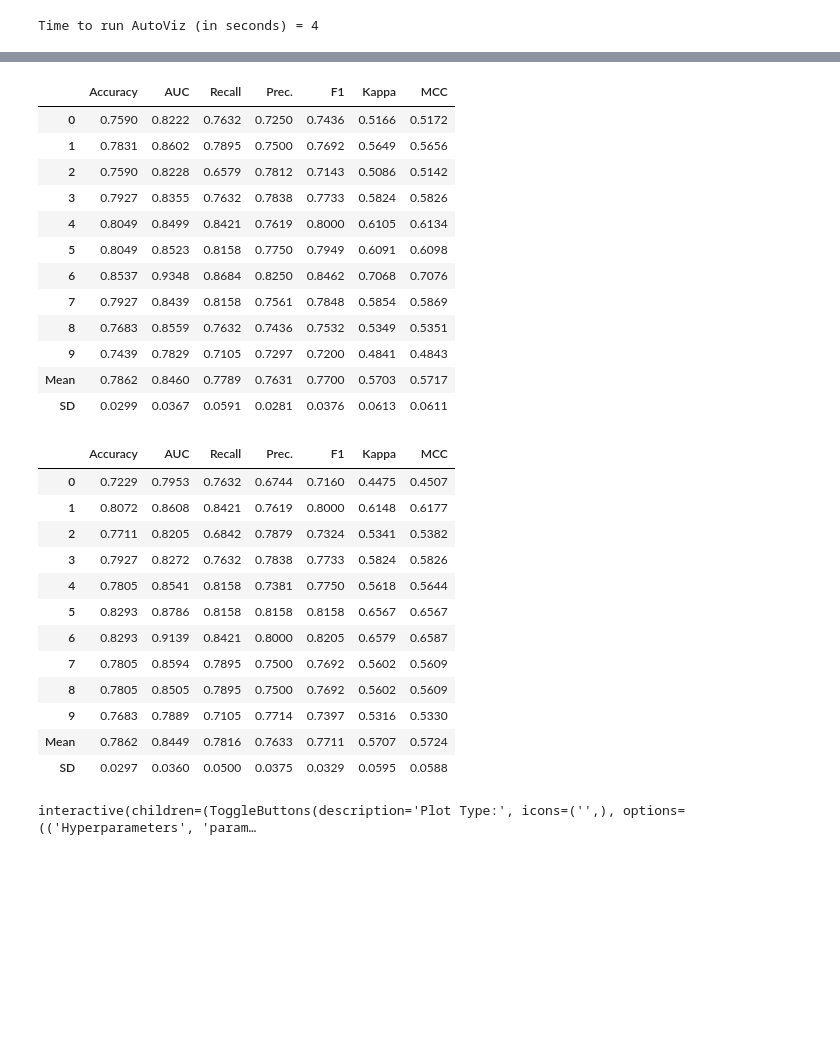
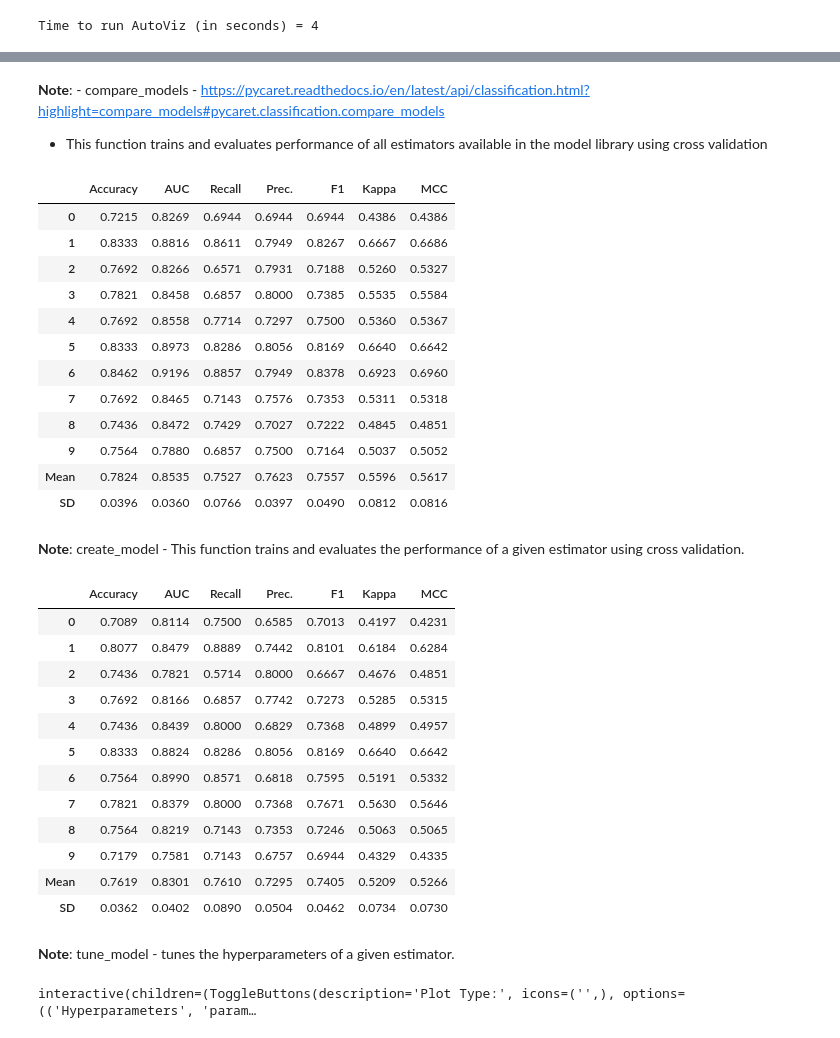
Before and after one commit to phdwight/machinelearning_experiments, a Jupyter notebook: Wine Quality ML Experiment - Binary Classification.ipynb, the cells around one changed output, grey strips where cells are left out. Saved outputs shown, nothing was run; the diff lists cells and outputs as text; code cells hidden in the pictures; blank space fills up the shorter version.

```diff
--- a/Wine Quality ML Experiment - Binary Classification.ipynb
+++ b/Wine Quality ML Experiment - Binary Classification.ipynb
@@ -210,33 +232,40 @@ compare_models()
+# %% [markdown]
+**Note**: - compare_models - https://pycaret.readthedocs.io/en/latest/api/classification.html?highlight=compare_models#pycaret.classification.compare_models
+- This function trains and evaluates performance of all estimators available in the model library using cross validation
 # %%
-catboost = create_model("catboost")
+rf = create_model("rf")
 # %% [output]
 |  | Accuracy | AUC | Recall | Prec. | F1 | Kappa | MCC |
-| 0 | 0.7590 | 0.8222 | 0.7632 | 0.7250 | 0.7436 | 0.5166 | 0.5172 |
-| 1 | 0.7831 | 0.8602 | 0.7895 | 0.7500 | 0.7692 | 0.5649 | 0.5656 |
-| 2 | 0.7590 | 0.8228 | 0.6579 | 0.7812 | 0.7143 | 0.5086 | 0.5142 |
-| 3 | 0.7927 | 0.8355 | 0.7632 | 0.7838 | 0.7733 | 0.5824 | 0.5826 |
-| 4 | 0.8049 | 0.8499 | 0.8421 | 0.7619 | 0.8000 | 0.6105 | 0.6134 |
-| 5 | 0.8049 | 0.8523 | 0.8158 | 0.7750 | 0.7949 | 0.6091 | 0.6098 |
-| 6 | 0.8537 | 0.9348 | 0.8684 | 0.8250 | 0.8462 | 0.7068 | 0.7076 |
-| 7 | 0.7927 | 0.8439 | 0.8158 | 0.7561 | 0.7848 | 0.5854 | 0.5869 |
-| 8 | 0.7683 | 0.8559 | 0.7632 | 0.7436 | 0.7532 | 0.5349 | 0.5351 |
-| 9 | 0.7439 | 0.7829 | 0.7105 | 0.7297 | 0.7200 | 0.4841 | 0.4843 |
-| Mean | 0.7862 | 0.8460 | 0.7789 | 0.7631 | 0.7700 | 0.5703 | 0.5717 |
-| SD | 0.0299 | 0.0367 | 0.0591 | 0.0281 | 0.0376 | 0.0613 | 0.0611 |
+| 0 | 0.7215 | 0.8269 | 0.6944 | 0.6944 | 0.6944 | 0.4386 | 0.4386 |
+| 1 | 0.8333 | 0.8816 | 0.8611 | 0.7949 | 0.8267 | 0.6667 | 0.6686 |
+| 2 | 0.7692 | 0.8266 | 0.6571 | 0.7931 | 0.7188 | 0.5260 | 0.5327 |
+| 3 | 0.7821 | 0.8458 | 0.6857 | 0.8000 | 0.7385 | 0.5535 | 0.5584 |
+| 4 | 0.7692 | 0.8558 | 0.7714 | 0.7297 | 0.7500 | 0.5360 | 0.5367 |
+| 5 | 0.8333 | 0.8973 | 0.8286 | 0.8056 | 0.8169 | 0.6640 | 0.6642 |
+| 6 | 0.8462 | 0.9196 | 0.8857 | 0.7949 | 0.8378 | 0.6923 | 0.6960 |
+| 7 | 0.7692 | 0.8465 | 0.7143 | 0.7576 | 0.7353 | 0.5311 | 0.5318 |
+| 8 | 0.7436 | 0.8472 | 0.7429 | 0.7027 | 0.7222 | 0.4845 | 0.4851 |
+| 9 | 0.7564 | 0.7880 | 0.6857 | 0.7500 | 0.7164 | 0.5037 | 0.5052 |
+| Mean | 0.7824 | 0.8535 | 0.7527 | 0.7623 | 0.7557 | 0.5596 | 0.5617 |
+| SD | 0.0396 | 0.0360 | 0.0766 | 0.0397 | 0.0490 | 0.0812 | 0.0816 |
+# %% [markdown]
+**Note**: create_model - This function trains and evaluates the performance of a given estimator using cross validation.
 # %%
-tuned_catboost = tune_model(catboost)
+tuned_rf = tune_model(rf)
 # %% [output]
 |  | Accuracy | AUC | Recall | Prec. | F1 | Kappa | MCC |
-| 0 | 0.7229 | 0.7953 | 0.7632 | 0.6744 | 0.7160 | 0.4475 | 0.4507 |
-| 1 | 0.8072 | 0.8608 | 0.8421 | 0.7619 | 0.8000 | 0.6148 | 0.6177 |
-| 2 | 0.7711 | 0.8205 | 0.6842 | 0.7879 | 0.7324 | 0.5341 | 0.5382 |
-| 3 | 0.7927 | 0.8272 | 0.7632 | 0.7838 | 0.7733 | 0.5824 | 0.5826 |
-| 4 | 0.7805 | 0.8541 | 0.8158 | 0.7381 | 0.7750 | 0.5618 | 0.5644 |
-| 5 | 0.8293 | 0.8786 | 0.8158 | 0.8158 | 0.8158 | 0.6567 | 0.6567 |
-| 6 | 0.8293 | 0.9139 | 0.8421 | 0.8000 | 0.8205 | 0.6579 | 0.6587 |
-| 7 | 0.7805 | 0.8594 | 0.7895 | 0.7500 | 0.7692 | 0.5602 | 0.5609 |
-| 8 | 0.7805 | 0.8505 | 0.7895 | 0.7500 | 0.7692 | 0.5602 | 0.5609 |
-| 9 | 0.7683 | 0.7889 | 0.7105 | 0.7714 | 0.7397 | 0.5316 | 0.5330 |
-| Mean | 0.7862 | 0.8449 | 0.7816 | 0.7633 | 0.7711 | 0.5707 | 0.5724 |
-| SD | 0.0297 | 0.0360 | 0.0500 | 0.0375 | 0.0329 | 0.0595 | 0.0588 |
+| 0 | 0.7089 | 0.8114 | 0.7500 | 0.6585 | 0.7013 | 0.4197 | 0.4231 |
+| 1 | 0.8077 | 0.8479 | 0.8889 | 0.7442 | 0.8101 | 0.6184 | 0.6284 |
+| 2 | 0.7436 | 0.7821 | 0.5714 | 0.8000 | 0.6667 | 0.4676 | 0.4851 |
+| 3 | 0.7692 | 0.8166 | 0.6857 | 0.7742 | 0.7273 | 0.5285 | 0.5315 |
+| 4 | 0.7436 | 0.8439 | 0.8000 | 0.6829 | 0.7368 | 0.4899 | 0.4957 |
+| 5 | 0.8333 | 0.8824 | 0.8286 | 0.8056 | 0.8169 | 0.6640 | 0.6642 |
+| 6 | 0.7564 | 0.8990 | 0.8571 | 0.6818 | 0.7595 | 0.5191 | 0.5332 |
+| 7 | 0.7821 | 0.8379 | 0.8000 | 0.7368 | 0.7671 | 0.5630 | 0.5646 |
+| 8 | 0.7564 | 0.8219 | 0.7143 | 0.7353 | 0.7246 | 0.5063 | 0.5065 |
+| 9 | 0.7179 | 0.7581 | 0.7143 | 0.6757 | 0.6944 | 0.4329 | 0.4335 |
+| Mean | 0.7619 | 0.8301 | 0.7610 | 0.7295 | 0.7405 | 0.5209 | 0.5266 |
+| SD | 0.0362 | 0.0402 | 0.0890 | 0.0504 | 0.0462 | 0.0734 | 0.0730 |
+# %% [markdown]
+**Note**: tune_model - tunes the hyperparameters of a given estimator.
 # %%
```
Also changed, not shown: parts of 18 cells of this notebook.
